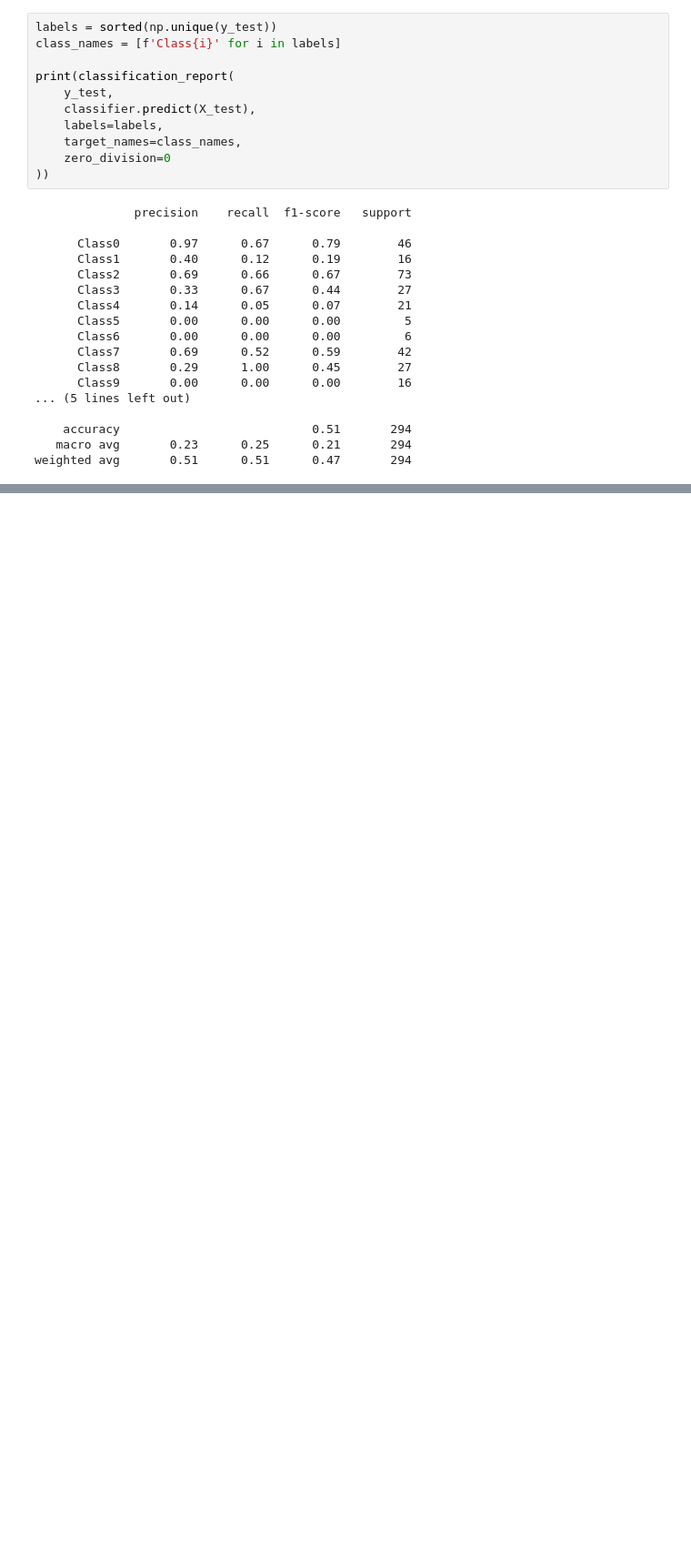
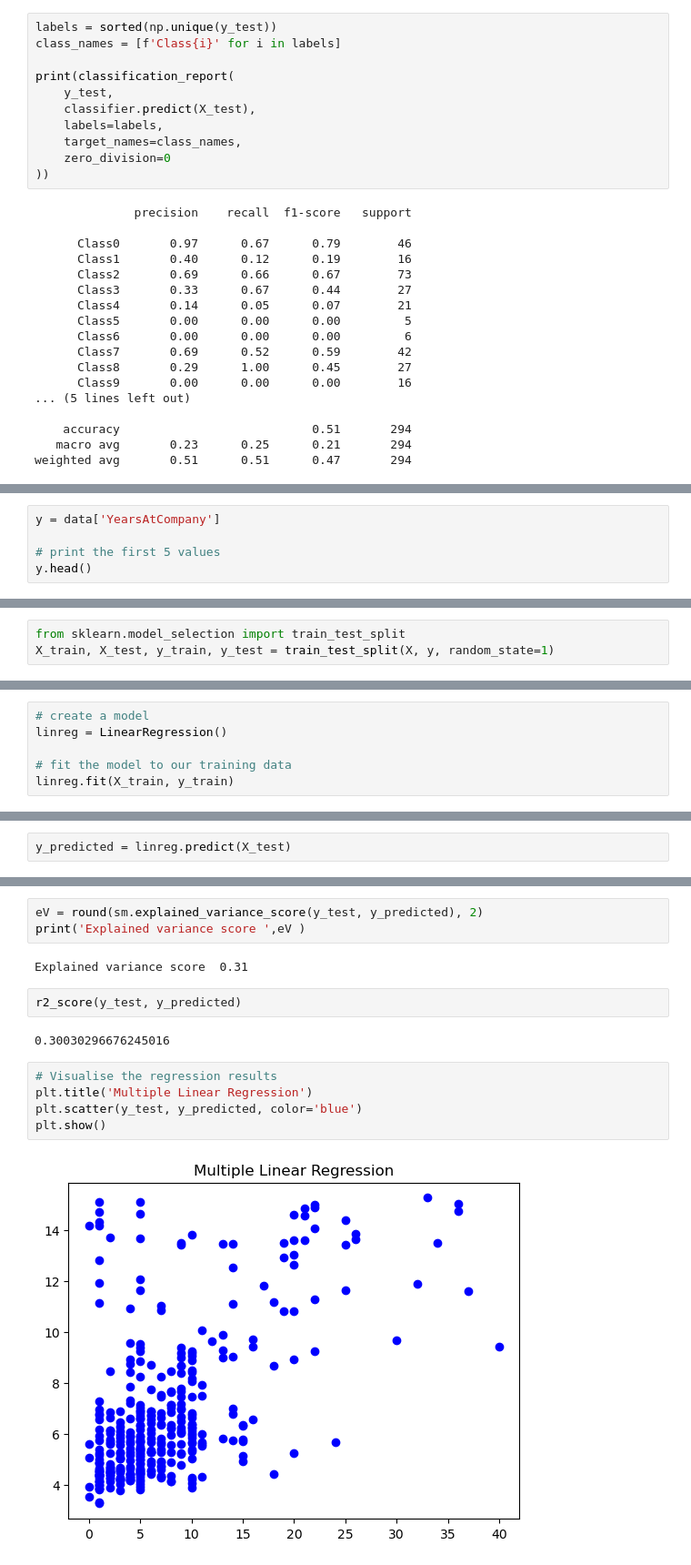
Before and after one commit to OttoDyva/MP3-Prediction-by-Machine-Learning, a Jupyter notebook: MachineLearning.ipynb, the cells around one changed output, grey strips where cells are left out. Shown at 91% size. Drawn from its saved outputs; the diff is of its cells as text; blank space fills up the shorter version.

Commit message:
Linear regression start

```diff
--- a/MachineLearning.ipynb
+++ b/MachineLearning.ipynb
@@ -414,0 +432,5 @@ weighted avg       0.51      0.51      0.47       294
+# %%
+y = data['YearsAtCompany']
+
+# print the first 5 values
+y.head()
@@ -414,0 +456,3 @@ weighted avg       0.51      0.51      0.47       294
+# %%
+from sklearn.model_selection import train_test_split
+X_train, X_test, y_train, y_test = train_test_split(X, y, random_state=1)
@@ -414,0 +487,6 @@ weighted avg       0.51      0.51      0.47       294
+# %%
+# create a model
+linreg = LinearRegression()
+
+# fit the model to our training data
+linreg.fit(X_train, y_train)
@@ -414,0 +516,2 @@ weighted avg       0.51      0.51      0.47       294
+# %%
+y_predicted = linreg.predict(X_test)
@@ -414,0 +552,16 @@ weighted avg       0.51      0.51      0.47       294
+# %%
+eV = round(sm.explained_variance_score(y_test, y_predicted), 2)
+print('Explained variance score ',eV )
+# %% [output]
+Explained variance score  0.31
+# %%
+r2_score(y_test, y_predicted)
+# %% [output]
+0.30030296676245016
+# %%
+# Visualise the regression results
+plt.title('Multiple Linear Regression')
+plt.scatter(y_test, y_predicted, color='blue')
+plt.show()
+# %% [output]
+[figure, added]
```
Also changed, not shown: parts of 18 cells of this notebook.
